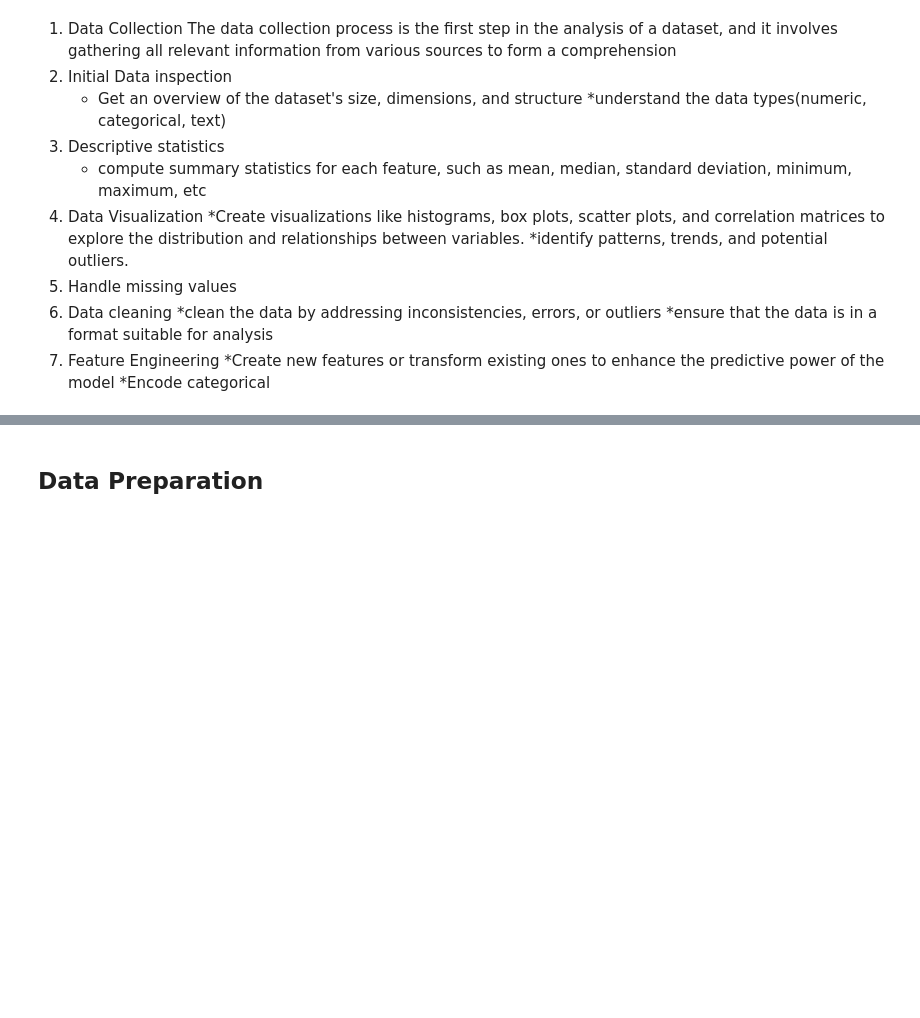
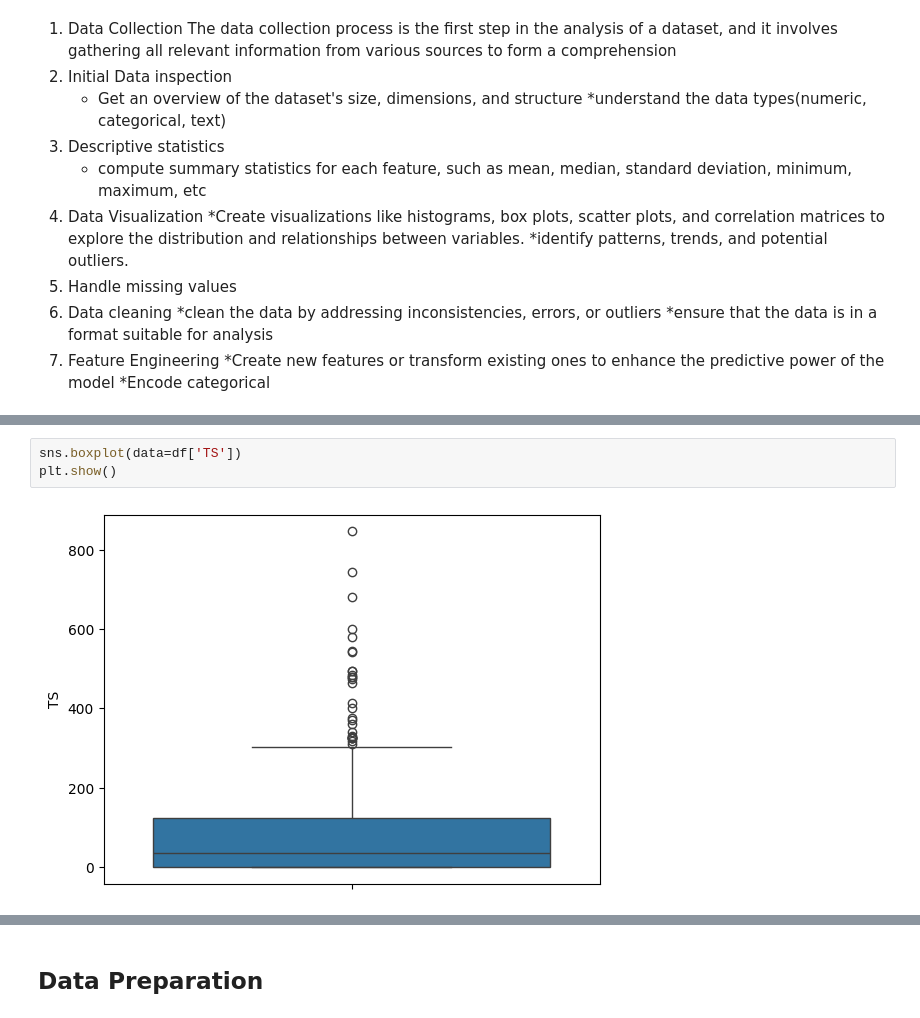
Before and after one commit to sethsot/P6-API_for_ML_model, a Jupyter notebook: machine_learning.ipynb, the cells around one changed output, grey strips where cells are left out. Saved outputs shown, nothing was run; the diff lists cells and outputs as text; blank space fills up the shorter version.

```diff
--- a/machine_learning.ipynb
+++ b/machine_learning.ipynb
@@ -66,0 +267,5 @@ import seaborn as sns
+# %%
+sns.boxplot(data=df['TS'])
+plt.show()
+# %% [output]
+[figure, added]
```
Also changed, not shown: parts of 39 cells of this notebook, 4 other files.
